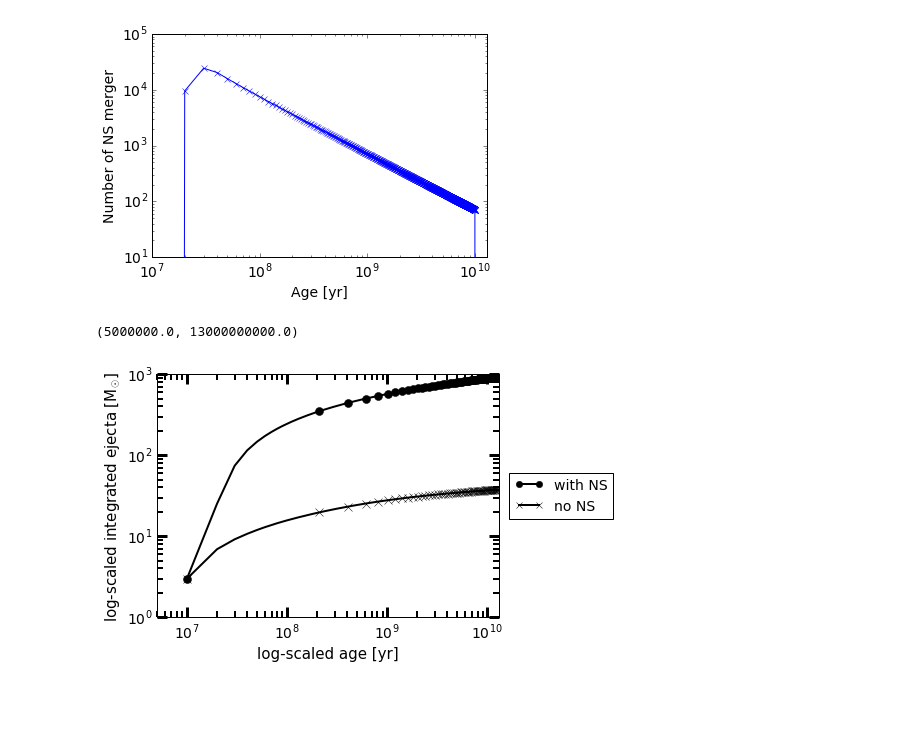
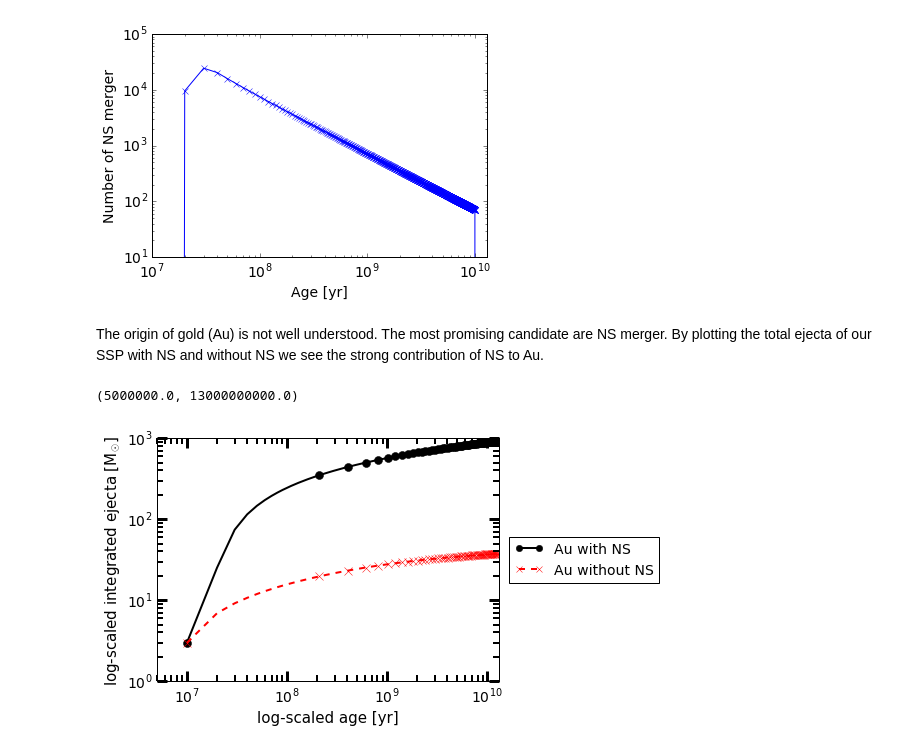
Before and after one commit to NuGrid/NuPyCEE, a Jupyter notebook: Teaching/First_steps_SYGMA.ipynb, the cells around one changed output. Saved outputs shown, nothing was run; the diff lists cells and outputs as text; code cells hidden in the pictures; blank space fills up the shorter version.

```diff
--- a/Teaching/First_steps_SYGMA.ipynb
+++ b/Teaching/First_steps_SYGMA.ipynb
@@ -365,10 +360,12 @@ plt.xlim(1e7,13e9)
 # %% [output]
 (10000000.0, 13000000000.0)
 [figure]
+# %% [markdown]
+The origin of gold (Au) is not well understood. The most promising candidate are NS merger. By plotting the total ejecta of our SSP with NS and without NS we see the strong contribution of NS to Au.
 # %%
-s1_ns_merger.plot_mass(specie='Au',label='with NS')
-s1_default.plot_mass(specie='Au',label='no NS',marker='x')
+s1_ns_merger.plot_mass(specie='Au',label='Au with NS')
+s1_default.plot_mass(specie='Au',label='Au without NS',marker='x',color='r',shape='--')
 plt.xlim(5e6,13e9)
 # %% [output]
 (5000000.0, 13000000000.0)
-[figure, old version]
+[figure, new version]
```
Also changed, not shown: parts of 1 cell of this notebook.
